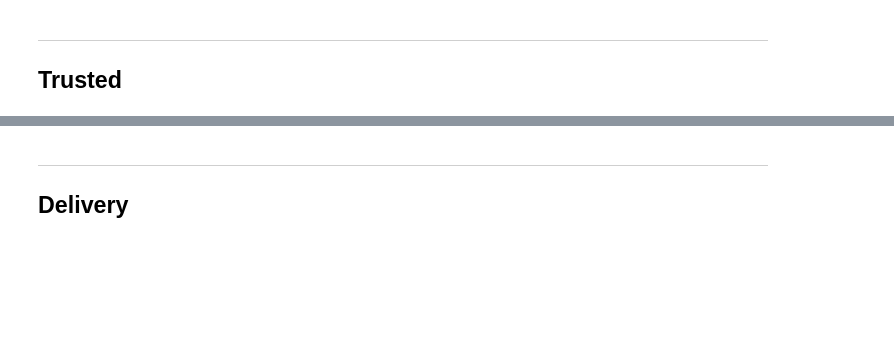
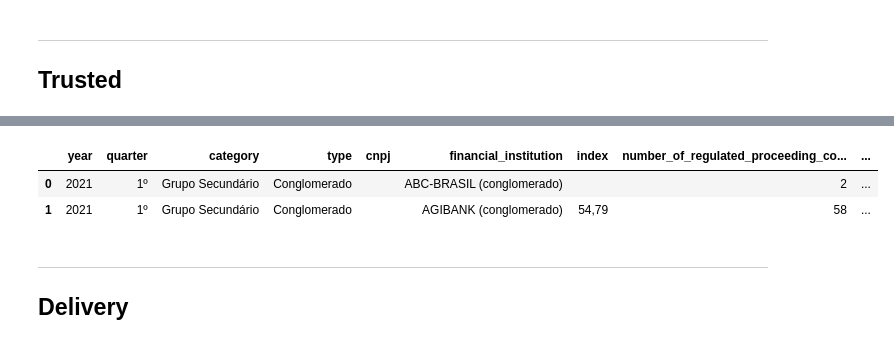
Before and after one commit to Squinelato/eEDB-011-2024-3, a Jupyter notebook: Atividade 02/etl.ipynb, the cells around one changed output, grey strips where cells are left out. Drawn from its saved outputs; the diff is of its cells as text; code cells hidden in the pictures; blank space fills up the shorter version.

```diff
--- a/Atividade 02/etl.ipynb
+++ b/Atividade 02/etl.ipynb
@@ -108,0 +185,2 @@ claims.to_parquet('./raw/rwzd_claims.parquet', engine='pyarrow', compression='sn
+# %%
+claims = pd.read_parquet('./raw/rwzd_claims.parquet', engine='pyarrow')
@@ -108,0 +193,3 @@ claims.to_parquet('./raw/rwzd_claims.parquet', engine='pyarrow', compression='sn
+# %%
+# remoção de coluna sem dados
+claims = claims.drop(columns=['Unnamed: 14'])
@@ -109,3 +208,31 @@ claims.to_parquet('./raw/rwzd_claims.parquet', engine='pyarrow', compression='sn
+# %%
+# rever
+# tratamento no nome das colunas para snake case
+claims.columns = claims.columns.map(lambda x: x.lower().replace(' ', '_').replace('–', '_').replace('-', '_').replace('___', '_'))
+# %%
+# mudança do nome das colunas para o inglês
+claims.rename(columns={
+    'ano': 'year',
+    'trimestre': 'quarter',
+    'categoria': 'category',
+    'tipo': 'type',
+    'cnpj_if': 'cnpj',
+    'instituição_financeira': 'financial_institution',
+    'índice': 'index',
+    'quantidade_de_reclamações_reguladas_procedentes': 'number_of_regulated_proceeding_complaints',
+    'quantidade_de_reclamações_reguladas_outras': 'number_of_regulated_other_complaints',
+    'quantidade_de_reclamações_não_reguladas': 'number_of_non_regulated_complaints',
+    'quantidade_total_de_reclamações': 'total_number_of_complaints',
+    'quantidade_total_de_clientes_ccs_e_scr': 'total_number_of_clients_ccs_and_scr',
+    'quantidade_de_clientes_ccs': 'number_of_clients_ccs',
+    'quantidade_de_clientes_scr': 'number_of_clients_scr'
+}, inplace=True)
+# %%
+claims.head(2)
+# %% [output]
+|  | year | quarter | category | type | cnpj | financial_institution | index | number_of_regulated_proceeding_co... | ... |
+| 0 | 2021 | 1º | Grupo Secundário | Conglomerado |  | ABC-BRASIL (conglomerado) |  | 2 | ... |
+| 1 | 2021 | 1º | Grupo Secundário | Conglomerado |  | AGIBANK (conglomerado) | 54,79 | 58 | ... |
 # %% [markdown]
 ---
 ## Delivery
```
Also changed, not shown: parts of 25 cells of this notebook, 1 other file.
